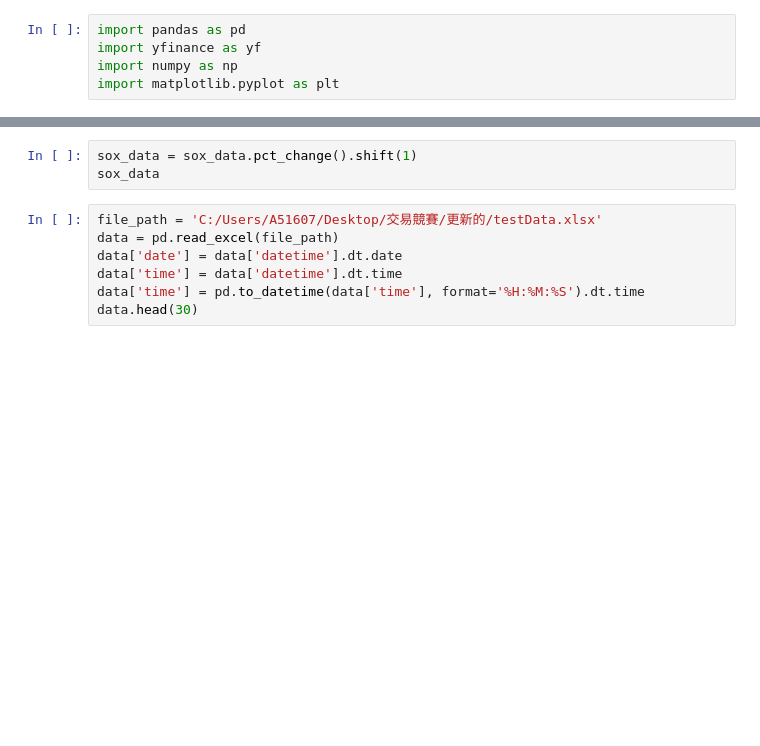
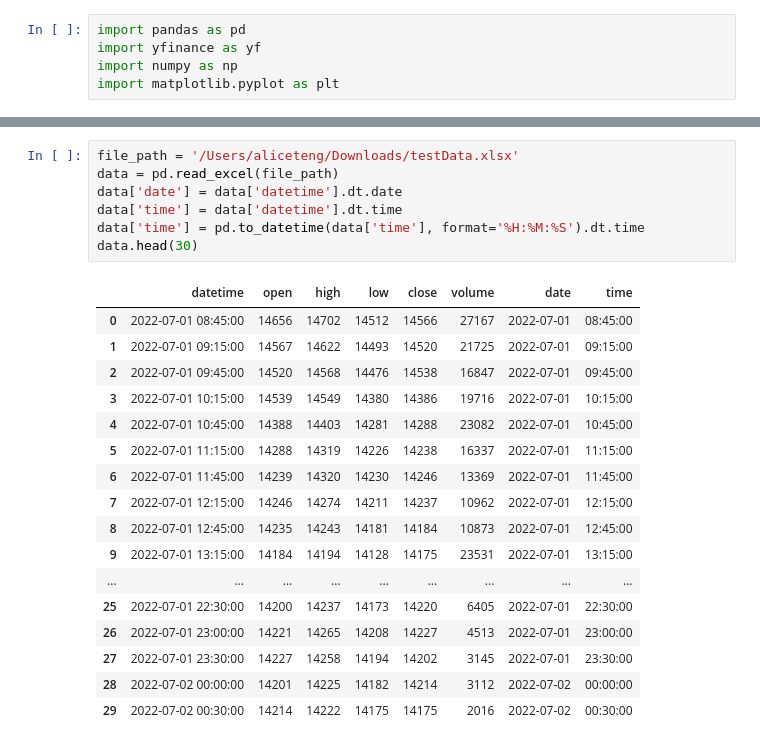
Before and after one commit to aliceteng1230/Trading-Strategies, a Jupyter notebook: Future_New3.ipynb, the cells around one changed output, grey strips where cells are left out. Cells and saved outputs as stored; diff of their text form; blank space fills up the shorter version.

```diff
--- a/Future_New3.ipynb
+++ b/Future_New3.ipynb
@@ -10,13 +29,28 @@ print(len(sox_data))
-# %%
-sox_data = sox_data.pct_change().shift(1)
-sox_data
 # %%
-file_path = 'C:/Users/A51607/Desktop/交易競賽/更新的/testData.xlsx'
+file_path = '/Users/aliceteng/Downloads/testData.xlsx'
 data = pd.read_excel(file_path)
 data['date'] = data['datetime'].dt.date
 data['time'] = data['datetime'].dt.time
 data['time'] = pd.to_datetime(data['time'], format='%H:%M:%S').dt.time
 data.head(30)
+# %% [output]
+|  | datetime | open | high | low | close | volume | date | time |
+| 0 | 2022-07-01 08:45:00 | 14656 | 14702 | 14512 | 14566 | 27167 | 2022-07-01 | 08:45:00 |
+| 1 | 2022-07-01 09:15:00 | 14567 | 14622 | 14493 | 14520 | 21725 | 2022-07-01 | 09:15:00 |
+| 2 | 2022-07-01 09:45:00 | 14520 | 14568 | 14476 | 14538 | 16847 | 2022-07-01 | 09:45:00 |
+| 3 | 2022-07-01 10:15:00 | 14539 | 14549 | 14380 | 14386 | 19716 | 2022-07-01 | 10:15:00 |
+| 4 | 2022-07-01 10:45:00 | 14388 | 14403 | 14281 | 14288 | 23082 | 2022-07-01 | 10:45:00 |
+| 5 | 2022-07-01 11:15:00 | 14288 | 14319 | 14226 | 14238 | 16337 | 2022-07-01 | 11:15:00 |
+| 6 | 2022-07-01 11:45:00 | 14239 | 14320 | 14230 | 14246 | 13369 | 2022-07-01 | 11:45:00 |
+| 7 | 2022-07-01 12:15:00 | 14246 | 14274 | 14211 | 14237 | 10962 | 2022-07-01 | 12:15:00 |
+| 8 | 2022-07-01 12:45:00 | 14235 | 14243 | 14181 | 14184 | 10873 | 2022-07-01 | 12:45:00 |
+| 9 | 2022-07-01 13:15:00 | 14184 | 14194 | 14128 | 14175 | 23531 | 2022-07-01 | 13:15:00 |
+| ... | ... | ... | ... | ... | ... | ... | ... | ... |
+| 25 | 2022-07-01 22:30:00 | 14200 | 14237 | 14173 | 14220 | 6405 | 2022-07-01 | 22:30:00 |
+| 26 | 2022-07-01 23:00:00 | 14221 | 14265 | 14208 | 14227 | 4513 | 2022-07-01 | 23:00:00 |
+| 27 | 2022-07-01 23:30:00 | 14227 | 14258 | 14194 | 14202 | 3145 | 2022-07-01 | 23:30:00 |
+| 28 | 2022-07-02 00:00:00 | 14201 | 14225 | 14182 | 14214 | 3112 | 2022-07-02 | 00:00:00 |
+| 29 | 2022-07-02 00:30:00 | 14214 | 14222 | 14175 | 14175 | 2016 | 2022-07-02 | 00:30:00 |
 # %%
 data_mor = data[(data['time'] >= pd.to_datetime('08:45:00').time()) & (data['time'] <= pd.to_datetime('13:15:00').time())]
 date_list = []
```
Also changed, not shown: parts of 13 cells of this notebook.
